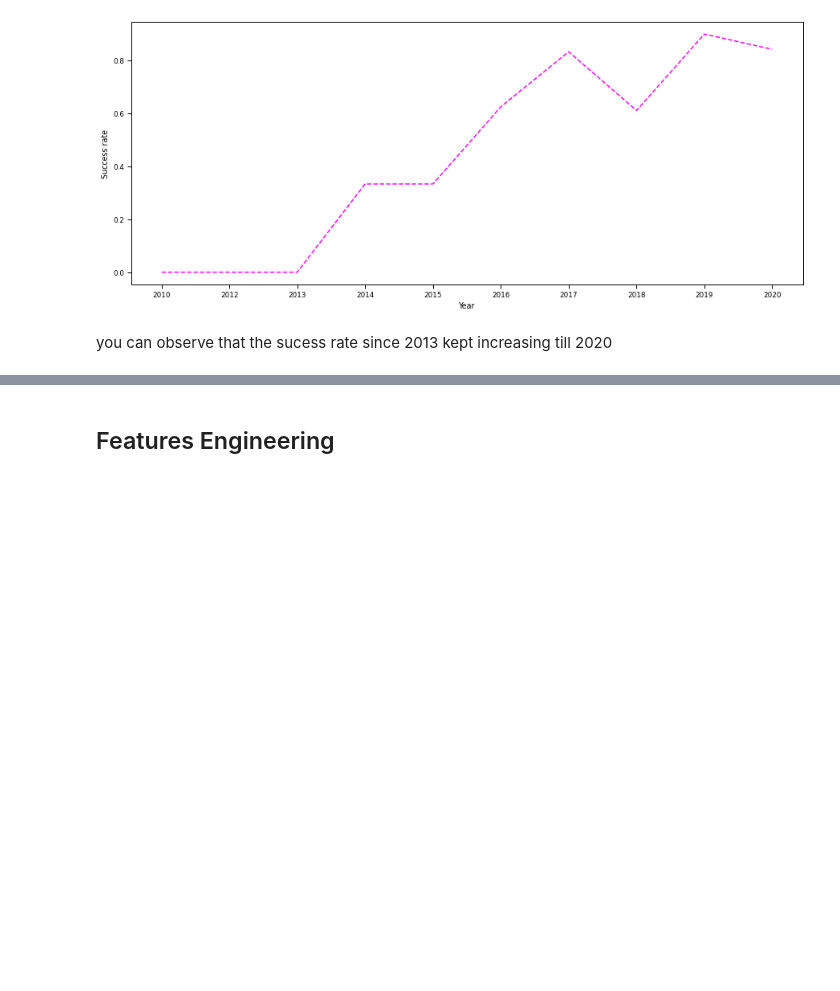
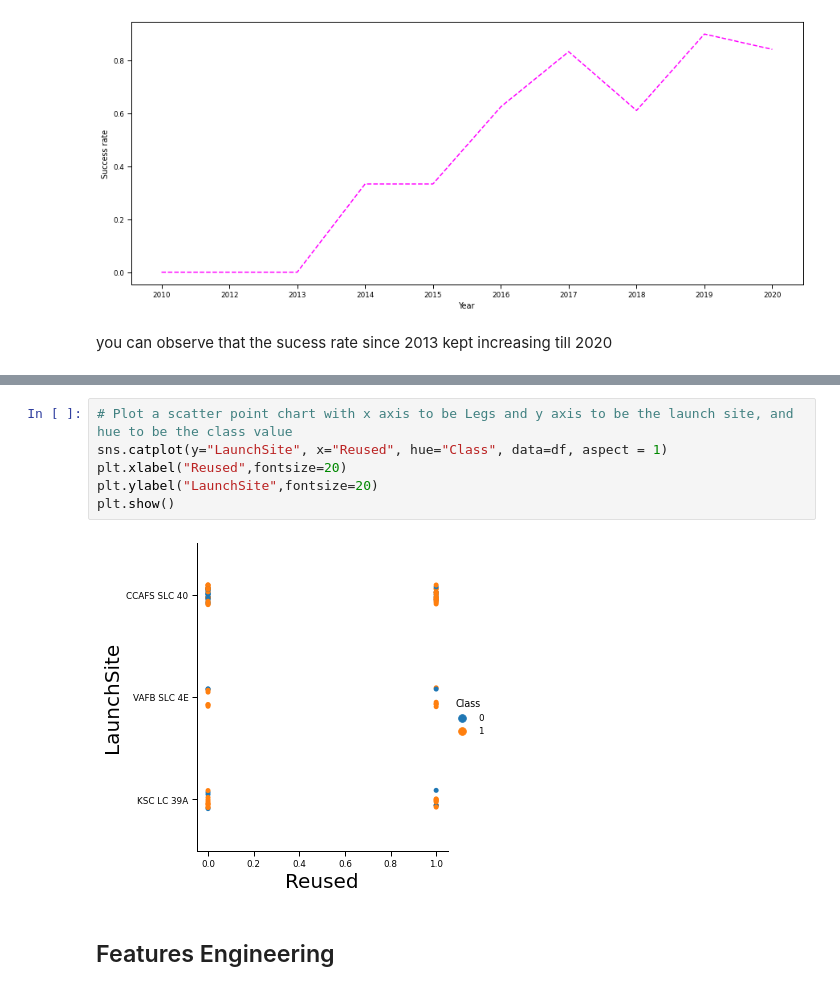
Before and after one commit to Tapir79/ibm_datascience_capstone, a Jupyter notebook: notebooks/05ExploratoryAnalysisPandasMatplotLib.ipynb, the cells around one changed output, grey strips where cells are left out. Saved outputs shown, nothing was run; the diff lists cells and outputs as text; blank space fills up the shorter version.

```diff
--- a/notebooks/05ExploratoryAnalysisPandasMatplotLib.ipynb
+++ b/notebooks/05ExploratoryAnalysisPandasMatplotLib.ipynb
@@ -241,3 +257,11 @@ you can observe that the sucess rate since 2013 kept increasing till 2020
+# %%
+# Plot a scatter point chart with x axis to be Legs and y axis to be the launch site, and hue to be the class value
+sns.catplot(y="LaunchSite", x="Reused", hue="Class", data=df, aspect = 1)
+plt.xlabel("Reused",fontsize=20)
+plt.ylabel("LaunchSite",fontsize=20)
+plt.show()
+# %% [output]
+[figure, added]
 # %% [markdown]
 ## Features Engineering
 # %% [markdown]
```
Also changed, not shown: parts of 6 cells of this notebook, 1 other file.
